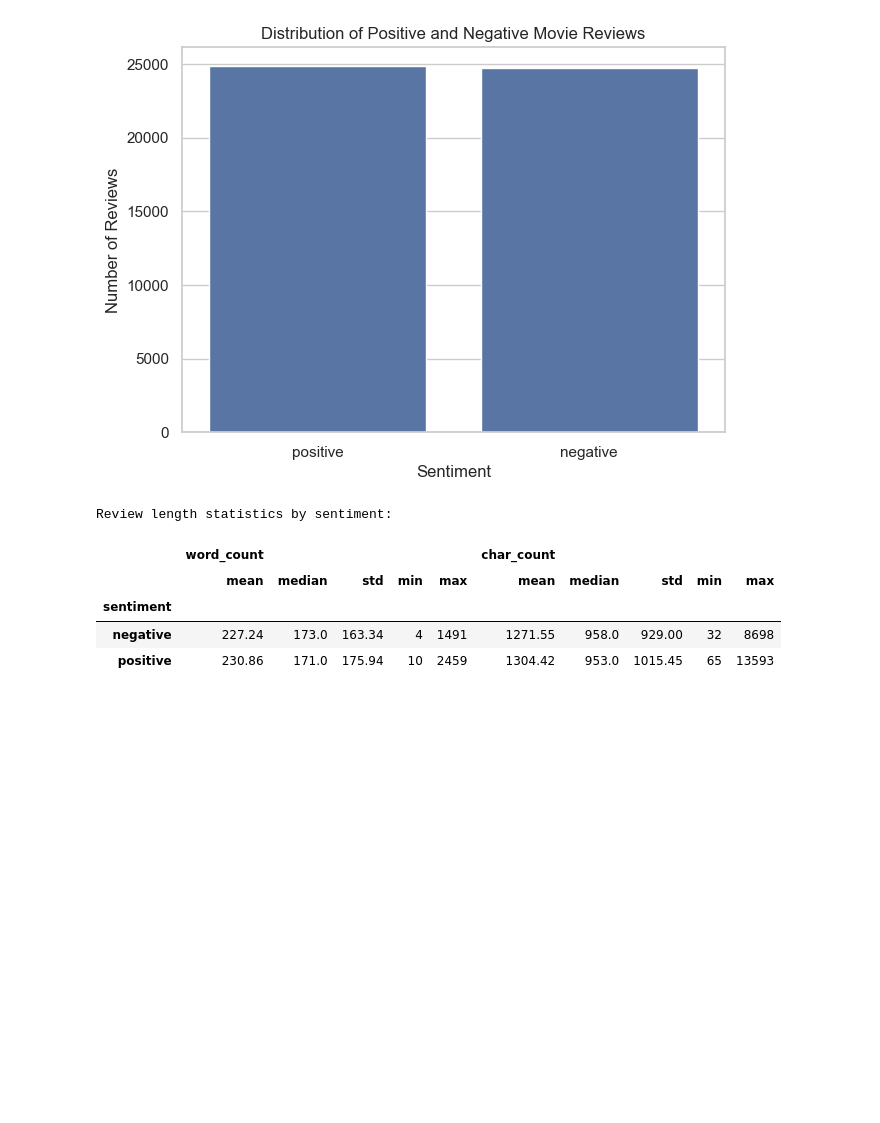
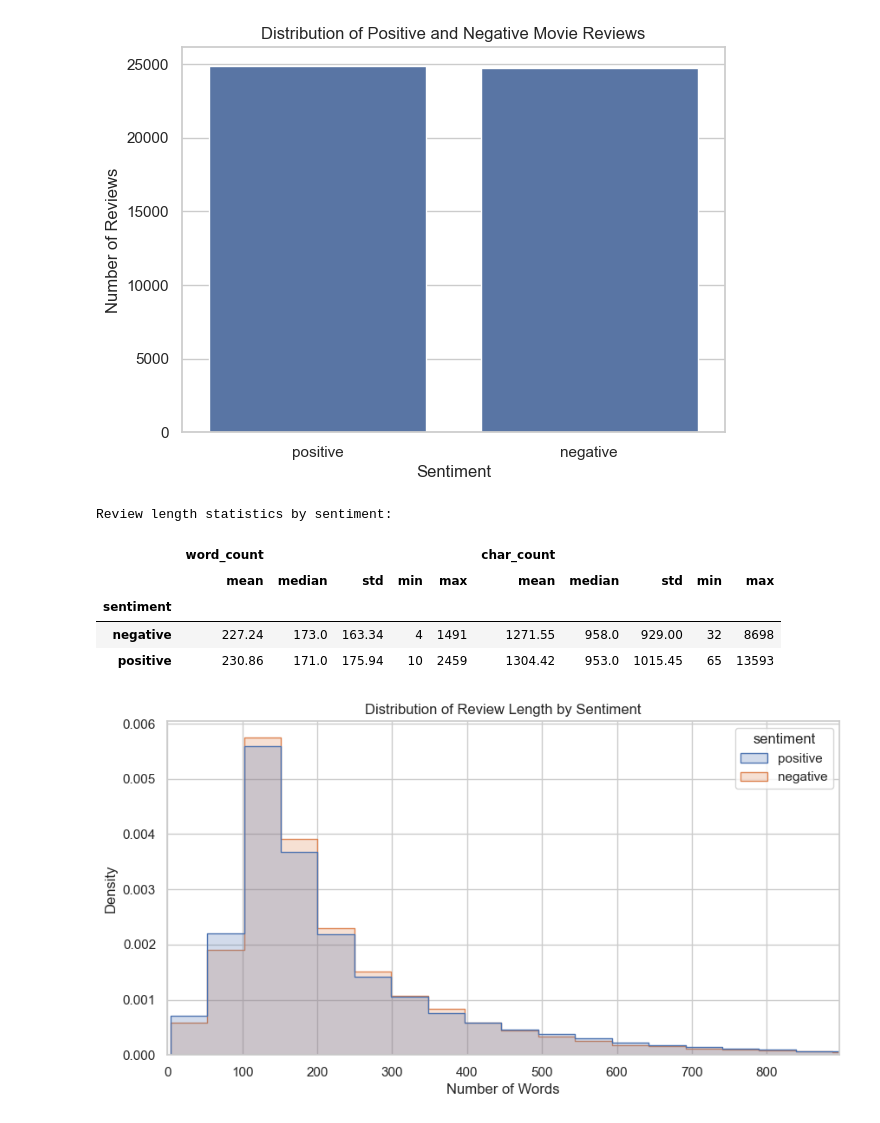
Before and after one commit to pawandubey82/Sentiment-Analysis-of-Movie-Reviews-Using-Machine-Learning, a Jupyter notebook: Sentiment_Analysis_of_Movie_Reviews_Using_Machine_Learning.ipynb, the cells around one changed output. Drawn from its saved outputs; the diff is of its cells as text; code cells hidden in the pictures; blank space fills up the shorter version.

Commit message:
Plot Histogram Of Movie Review

```diff
--- a/Sentiment_Analysis_of_Movie_Reviews_Using_Machine_Learning.ipynb
+++ b/Sentiment_Analysis_of_Movie_Reviews_Using_Machine_Learning.ipynb
@@ -133,3 +133,23 @@ Review length statistics by sentiment:
 | sentiment |  |  |  |  |  |  |  |  |  |  |
 | negative | 227.24 | 173.0 | 163.34 | 4 | 1491 | 1271.55 | 958.0 | 929.00 | 32 | 8698 |
 | positive | 230.86 | 171.0 | 175.94 | 10 | 2459 | 1304.42 | 953.0 | 1015.45 | 65 | 13593 |
+# %%
+plt.figure(figsize=(10, 5))
+
+sns.histplot(
+    data=df,
+    x="word_count",
+    hue="sentiment",
+    bins=50,
+    element="step",
+    stat="density",
+    common_norm=False
+)
+
+plt.xlim(0, df["word_count"].quantile(0.99))
+plt.title("Distribution of Review Length by Sentiment")
+plt.xlabel("Number of Words")
+plt.ylabel("Density")
+plt.show()
+# %% [output]
+[figure, added]
```
